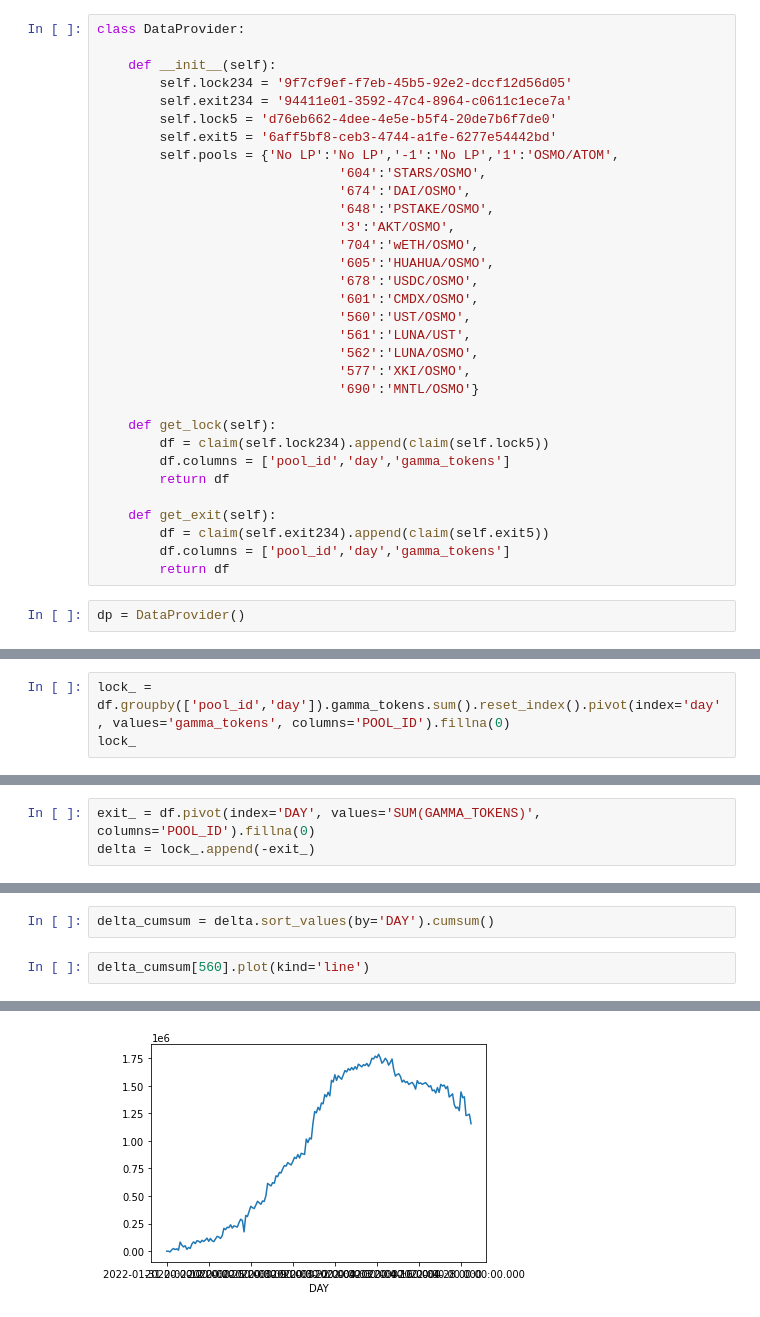
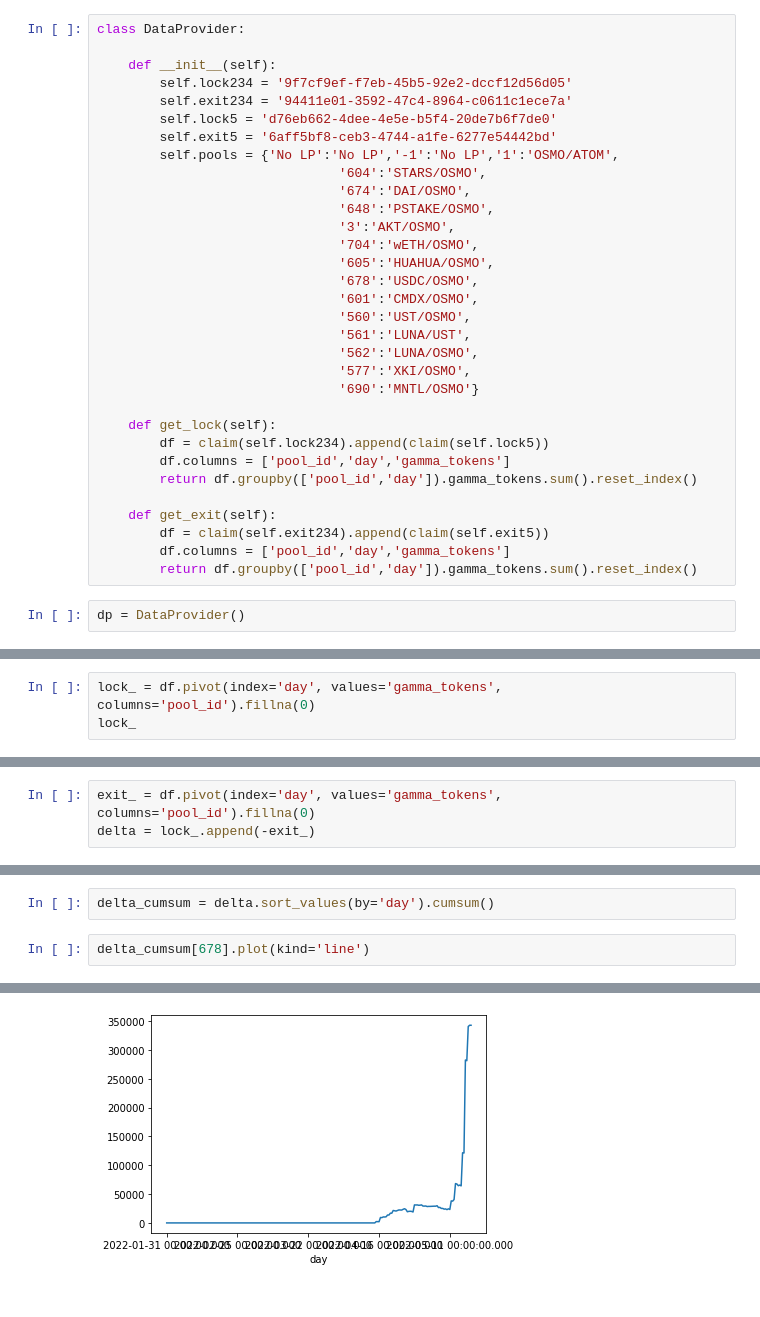
Before and after one commit to IncioMan/osmosis-pools-dashboard, a Jupyter notebook: notebooks/osmo-pools.ipynb, the cells around one changed output, grey strips where cells are left out. Saved outputs shown, nothing was run; the diff lists cells and outputs as text.

```diff
--- a/notebooks/osmo-pools.ipynb
+++ b/notebooks/osmo-pools.ipynb
@@ -42,12 +42,12 @@ class DataProvider:
     def get_lock(self):
         df = claim(self.lock234).append(claim(self.lock5))
         df.columns = ['pool_id','day','gamma_tokens']
-        return df
+        return df.groupby(['pool_id','day']).gamma_tokens.sum().reset_index()
 
     def get_exit(self):
         df = claim(self.exit234).append(claim(self.exit5))
         df.columns = ['pool_id','day','gamma_tokens']
-        return df
+        return df.groupby(['pool_id','day']).gamma_tokens.sum().reset_index()
 # %%
 dp = DataProvider()
 # %%
@@ -70,4 +70,4 @@ df
 # %%
-lock_ = df.groupby(['pool_id','day']).gamma_tokens.sum().reset_index().pivot(index='day', values='gamma_tokens', columns='POOL_ID').fillna(0)
+lock_ = df.pivot(index='day', values='gamma_tokens', columns='pool_id').fillna(0)
 lock_
 # %% [output]
@@ -78,3 +105,3 @@ df
 # %%
-exit_ = df.pivot(index='DAY', values='SUM(GAMMA_TOKENS)', columns='POOL_ID').fillna(0)
+exit_ = df.pivot(index='day', values='gamma_tokens', columns='pool_id').fillna(0)
 delta = lock_.append(-exit_)
@@ -83,5 +108,5 @@ ValueError: Index contains duplicate entries, cannot reshape
 # %%
-delta_cumsum = delta.sort_values(by='DAY').cumsum()
+delta_cumsum = delta.sort_values(by='day').cumsum()
 # %%
-delta_cumsum[560].plot(kind='line')
+delta_cumsum[678].plot(kind='line')
 # %% [output]
@@ -89 +114 @@ delta_cumsum[560].plot(kind='line')
-[figure, old version]
+[figure, new version]
```
Also changed, not shown: parts of 5 cells of this notebook, 2 other files.
